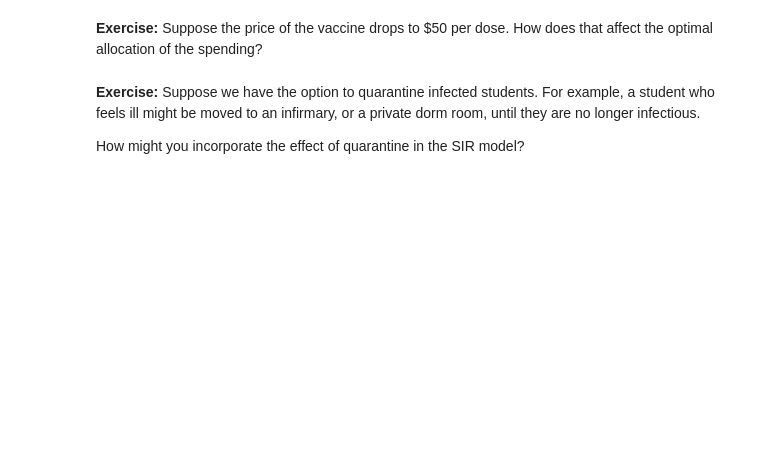
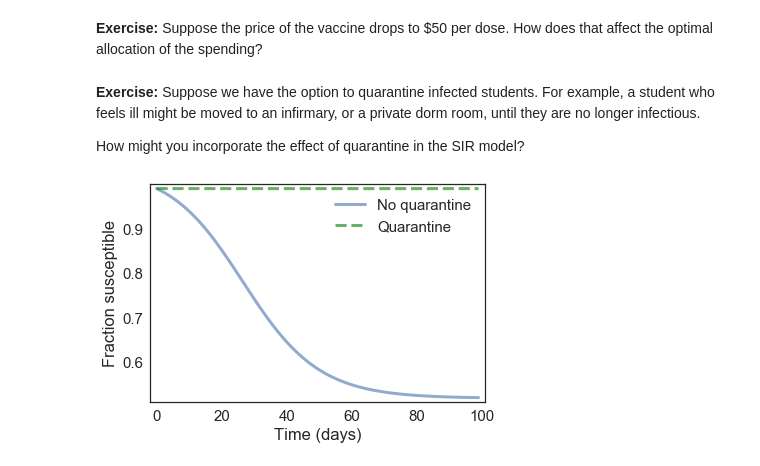
Before and after one commit to JonahSpicher/ModSimPy, a Jupyter notebook: code/chap05 - Copy.ipynb, the cells around one changed output. Cells and saved outputs as stored; diff of their text form; code cells hidden in the pictures; blank space fills up the shorter version.

```diff
--- a/code/chap05 - Copy.ipynb
+++ b/code/chap05 - Copy.ipynb
@@ -493,7 +518,7 @@ def compute_factor(spending):
 
     returns: fractional reduction in beta
     """
-    return logistic(spending, M=500, K=0.2, B=0.01)
+    return logistic(spending, M=500, K=0.2, B=0.01, C=2)
 # %% [markdown]
 Here's what it looks like.
 # %%
@@ -584,7 +631,7 @@ Suppose we have \$1200 to spend on any combination of vaccines and a hand-washin
 # %%
 num_students = 90
 budget = 1200
-price_per_dose = 100
+price_per_dose = 50
 max_doses = int(budget / price_per_dose)
 dose_array = linrange(max_doses)
 max_doses
@@ -651,0 +716,18 @@ How might you incorporate the effect of quarantine in the SIR model?
+# %%
+def add_quarantine(system):
+    system.beta *= 0.01
+# %%
+sir1 = make_system(beta, gamma)
+sir2 = make_system(beta, gamma)
+add_quarantine(sir2)
+run_simulation(sir1, update1)
+run_simulation(sir2, update1)
+
+newfig()
+plot(sir1.results.S, '-', label='No quarantine')
+plot(sir2.results.S, 'g--', label='Quarantine')
+
+decorate(xlabel='Time (days)',
+         ylabel='Fraction susceptible')
+# %% [output]
+[figure, added]
```
Also changed, not shown: parts of 22 cells of this notebook, 7 other files.
